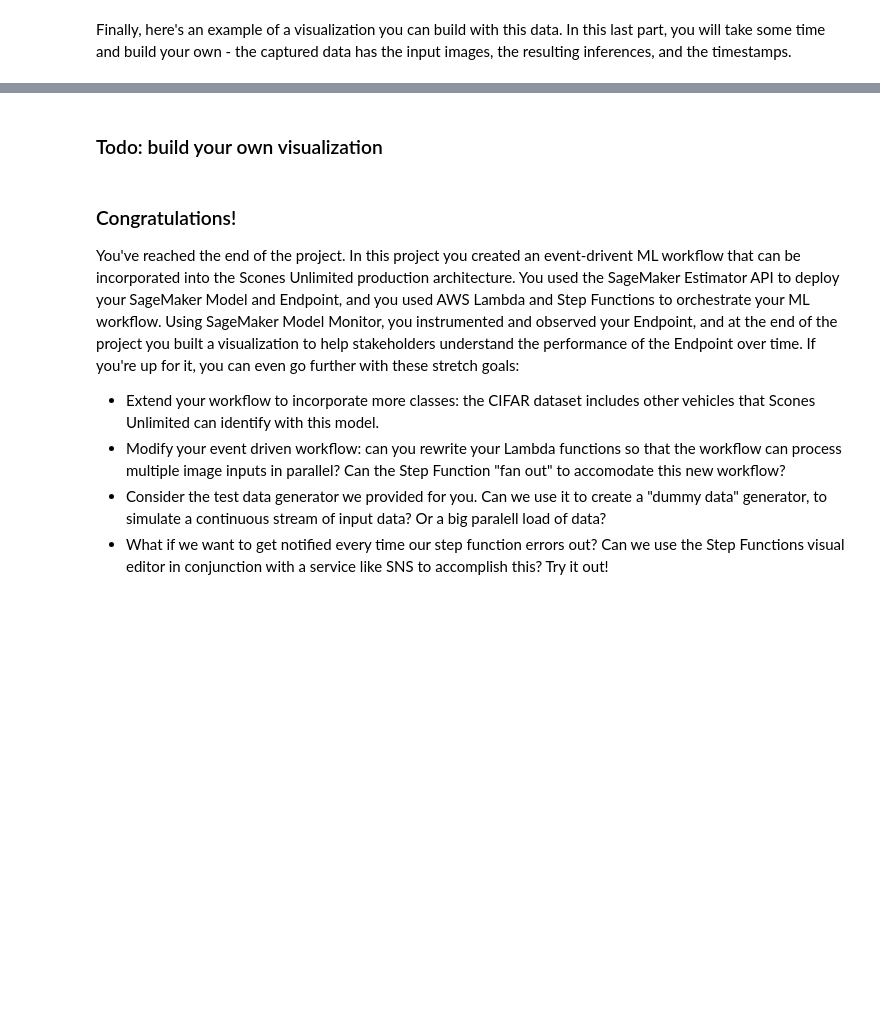
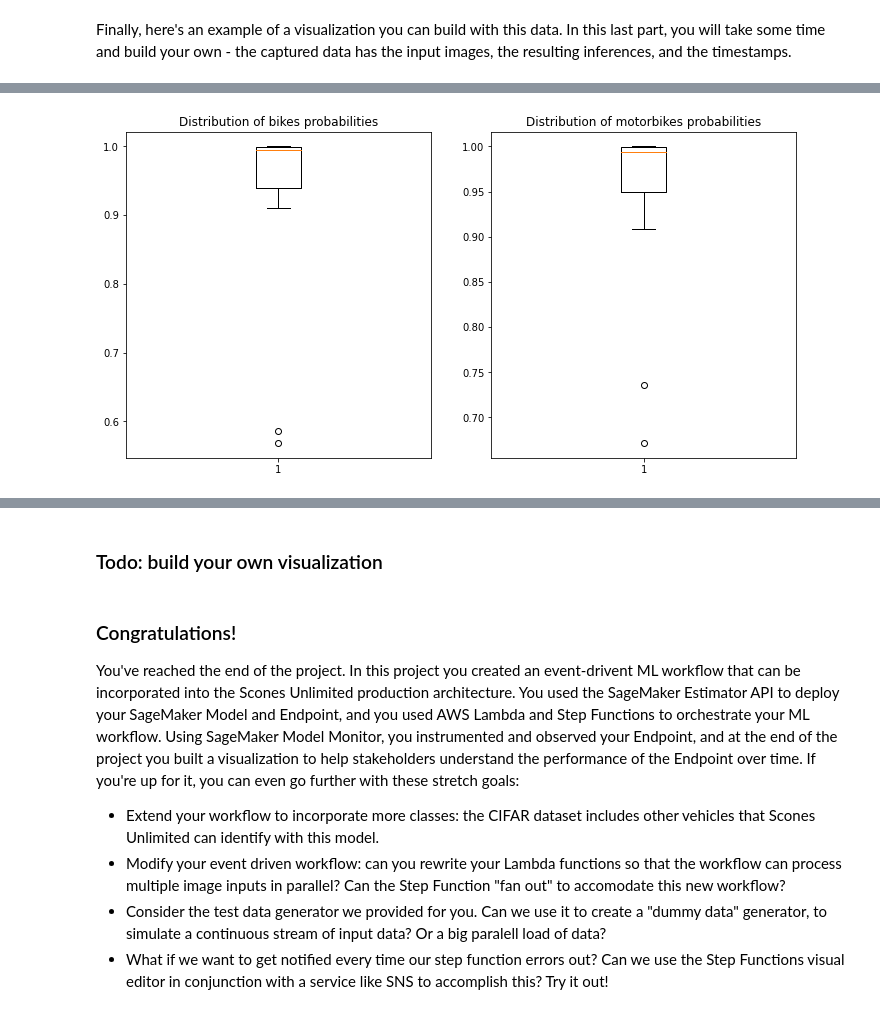
Before and after one commit to cyanmage/work-scones-project-nanodegree-project, a Jupyter notebook: project/starter.ipynb, the cells around one changed output, grey strips where cells are left out. Cells and saved outputs as stored; diff of their text form; code cells hidden in the pictures; blank space fills up the shorter version.

```diff
--- a/project/starter.ipynb
+++ b/project/starter.ipynb
@@ -895,0 +944,3 @@ Finally, here's an example of a visualization you can build with this data. In t
+# %%
+probabilities = [simple_getter(element)[0:1][0] for element in json_data]
+probabilities
@@ -895,0 +965,3 @@ Finally, here's an example of a visualization you can build with this data. In t
+# %%
+for probability in probabilities:
+    print(probability)
@@ -895,0 +986,10 @@ Finally, here's an example of a visualization you can build with this data. In t
+# %%
+bikes = []
+motorbikes = []
+
+for probability in probabilities:
+    if (probability[0]>probability[1]):
+        bikes.append(probability[0])
+    else:
+        motorbikes.append(probability[1])
+"bikes", bikes, "motorbikes", motorbikes
@@ -895,0 +1014,24 @@ Finally, here's an example of a visualization you can build with this data. In t
+# %%
+'''
+
+fig = plt.figure()
+ax1 = fig.add_subplot(121)
+df1.plot.bar(stacked=True,ax=ax1)
+ax2 = fig.add_subplot(122)
+ax2.plot(df2['avg_hour'])
+#ax3 = ax2.twinx()
+#ax3.bar(left=range(2009,2016),height=df2['usage'])
+
+plt.show()
+'''
+figure, axis = plt.subplots(1, 2)
+figure.set_figheight(6)
+figure.set_figwidth(12)
+
+axis[0].boxplot(bikes)
+axis[0].set_title("Distribution of bikes probabilities")
+axis[1].boxplot(motorbikes)
+axis[1].set_title("Distribution of motorbikes probabilities")
+plt.show();
+# %% [output]
+[figure, added]
```
Also changed, not shown: parts of 47 cells of this notebook, 5 other files.
